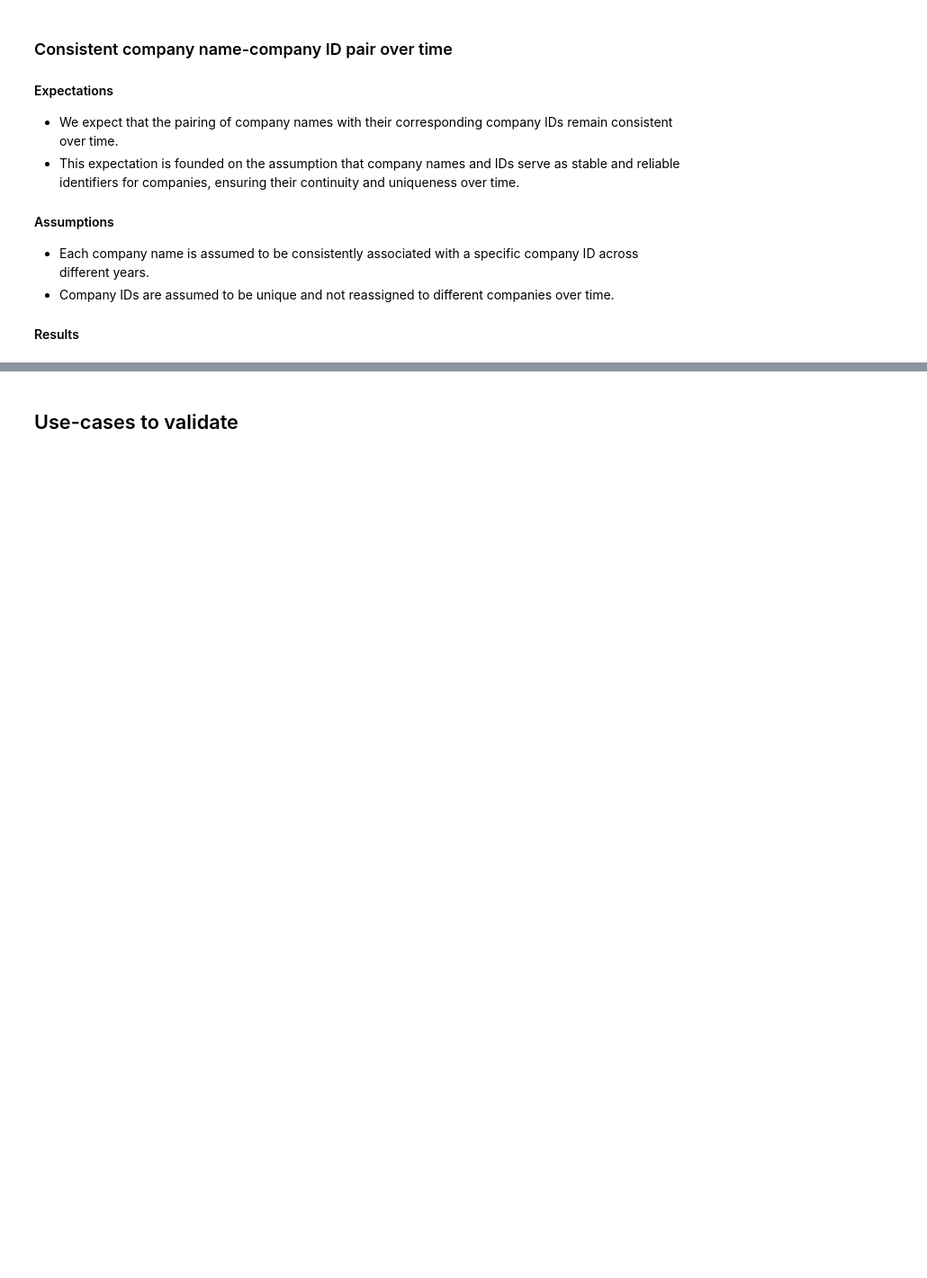
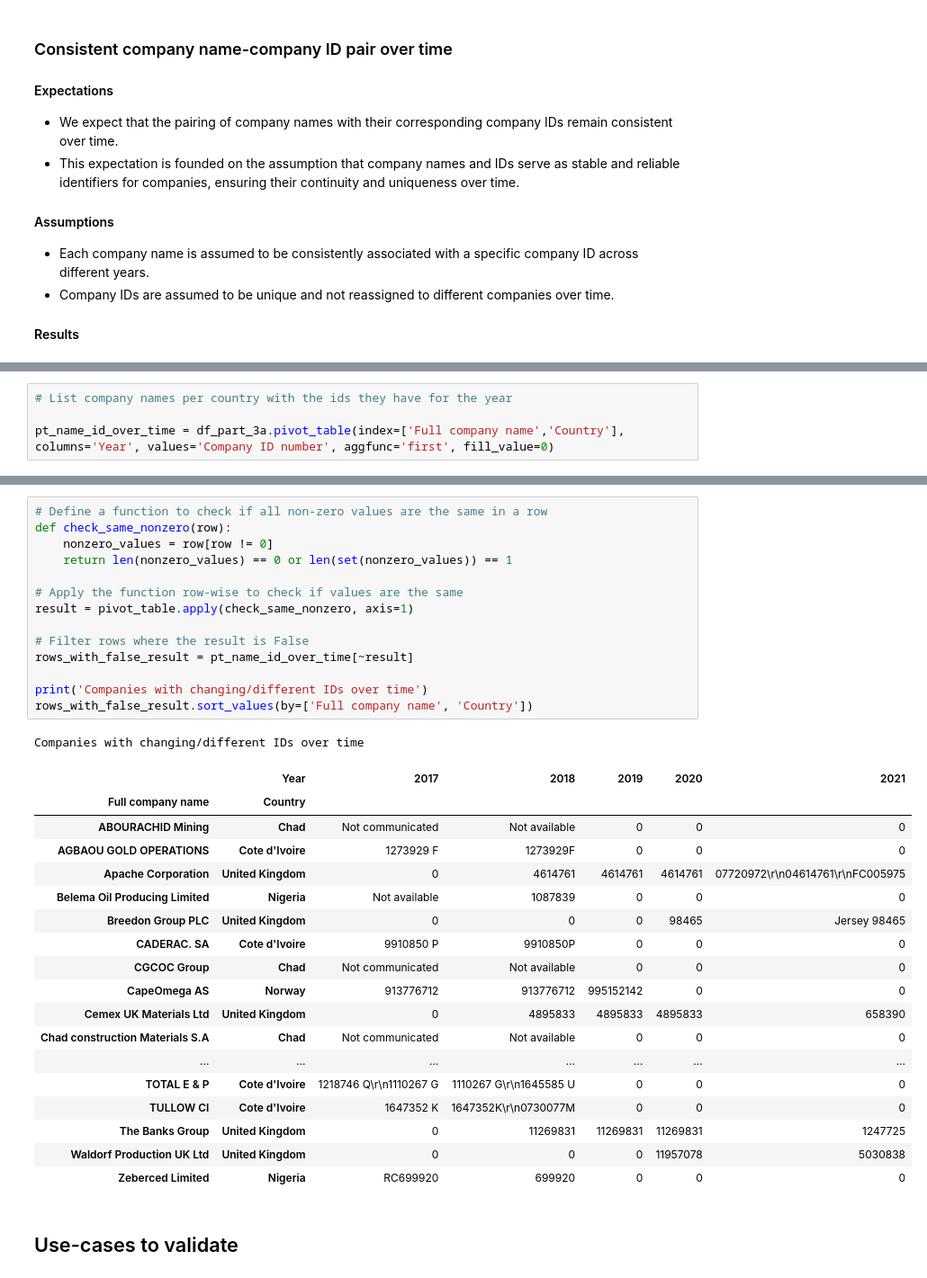
Before and after one commit to civicliteracies/EITI_SDT_data_verification_and_validation, a Jupyter notebook: Verification and Validation.ipynb, the cells around one changed output, grey strips where cells are left out. Shown at 90% size. Cells and saved outputs as stored; diff of their text form; blank space fills up the shorter version.

```diff
--- a/Verification and Validation.ipynb
+++ b/Verification and Validation.ipynb
@@ -975,0 +1154,4 @@ There are inconsistencies in Full name of agency and ID number (if applicable) p
+# %%
+# List company names per country with the ids they have for the year
+
+pt_name_id_over_time = df_part_3a.pivot_table(index=['Full company name','Country'], columns='Year', values='Company ID number', aggfunc='first', fill_value=0)
@@ -976,3 +1177,37 @@ There are inconsistencies in Full name of agency and ID number (if applicable) p
+# %%
+# Define a function to check if all non-zero values are the same in a row
+def check_same_nonzero(row):
+    nonzero_values = row[row != 0]
+    return len(nonzero_values) == 0 or len(set(nonzero_values)) == 1
+
+# Apply the function row-wise to check if values are the same
+result = pivot_table.apply(check_same_nonzero, axis=1)
+
+# Filter rows where the result is False
+rows_with_false_result = pt_name_id_over_time[~result]
+
+print('Companies with changing/different IDs over time')
+rows_with_false_result.sort_values(by=['Full company name', 'Country'])
+# %% [output]
+Companies with changing/different IDs over time
+|  | Year | 2017 | 2018 | 2019 | 2020 | 2021 |
+| Full company name | Country |  |  |  |  |  |
+| ABOURACHID Mining | Chad | Not communicated | Not available | 0 | 0 | 0 |
+| AGBAOU GOLD OPERATIONS | Cote d'Ivoire | 1273929 F | 1273929F | 0 | 0 | 0 |
+| Apache Corporation | United Kingdom | 0 | 4614761 | 4614761 | 4614761 | 07720972\r\n04614761\r\nFC005975 |
+| Belema Oil Producing Limited | Nigeria | Not available | 1087839 | 0 | 0 | 0 |
+| Breedon Group PLC | United Kingdom | 0 | 0 | 0 | 98465 | Jersey 98465 |
+| CADERAC. SA | Cote d'Ivoire | 9910850 P | 9910850P | 0 | 0 | 0 |
+| CGCOC Group | Chad | Not communicated | Not available | 0 | 0 | 0 |
+| CapeOmega AS | Norway | 913776712 | 913776712 | 995152142 | 0 | 0 |
+| Cemex UK Materials Ltd | United Kingdom | 0 | 4895833 | 4895833 | 4895833 | 658390 |
+| Chad construction Materials S.A | Chad | Not communicated | Not available | 0 | 0 | 0 |
+| ... | ... | ... | ... | ... | ... | ... |
+| TOTAL E & P | Cote d'Ivoire | 1218746 Q\r\n1110267 G | 1110267 G\r\n1645585 U | 0 | 0 | 0 |
+| TULLOW CI | Cote d'Ivoire | 1647352 K | 1647352K\r\n0730077M | 0 | 0 | 0 |
+| The Banks Group | United Kingdom | 0 | 11269831 | 11269831 | 11269831 | 1247725 |
+| Waldorf Production UK Ltd | United Kingdom | 0 | 0 | 0 | 11957078 | 5030838 |
+| Zeberced Limited | Nigeria | RC699920 | 699920 | 0 | 0 | 0 |
 # %% [markdown]
 ## Use-cases to validate
 # %% [markdown]
```
Also changed, not shown: parts of 58 cells of this notebook, 1 other file.
